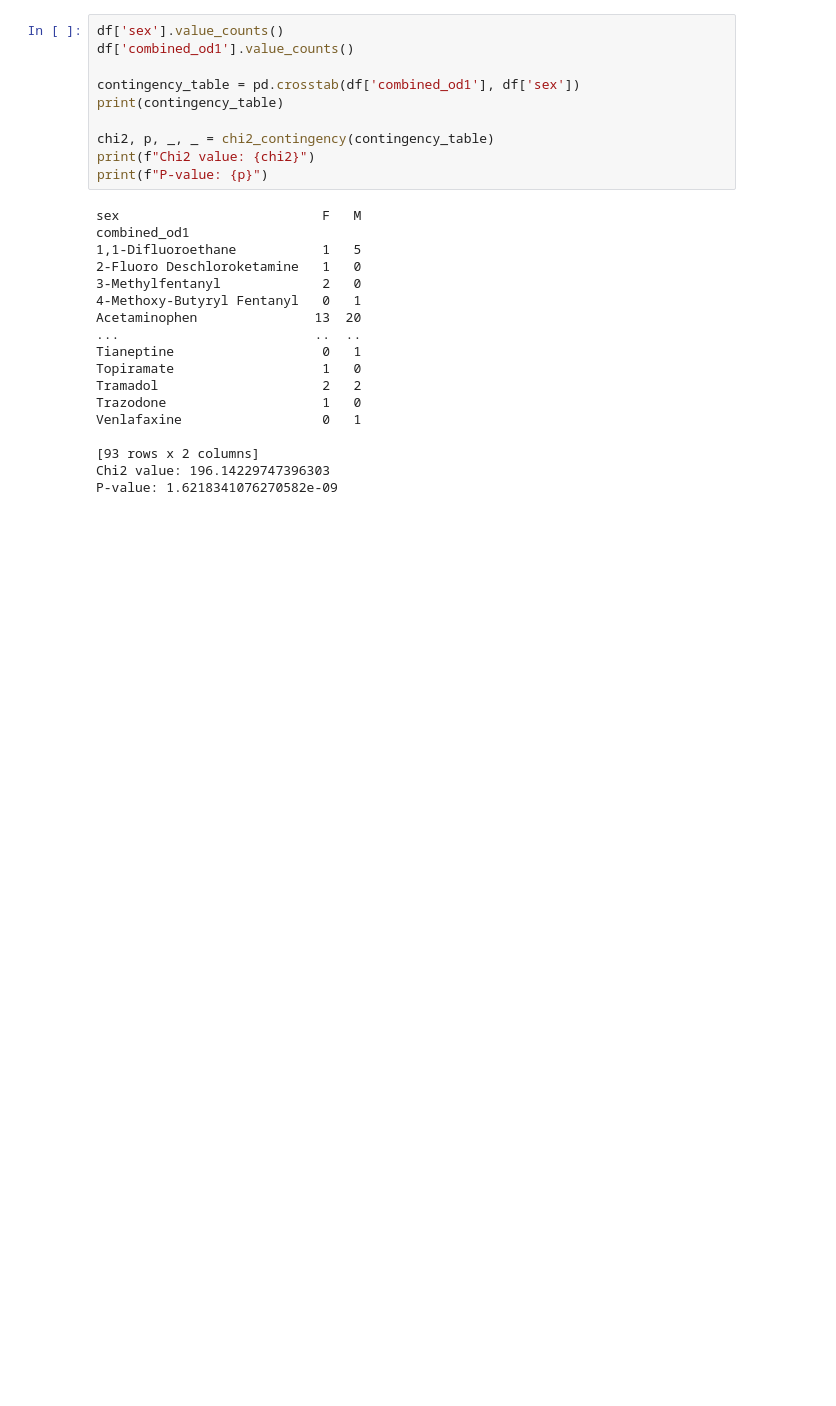
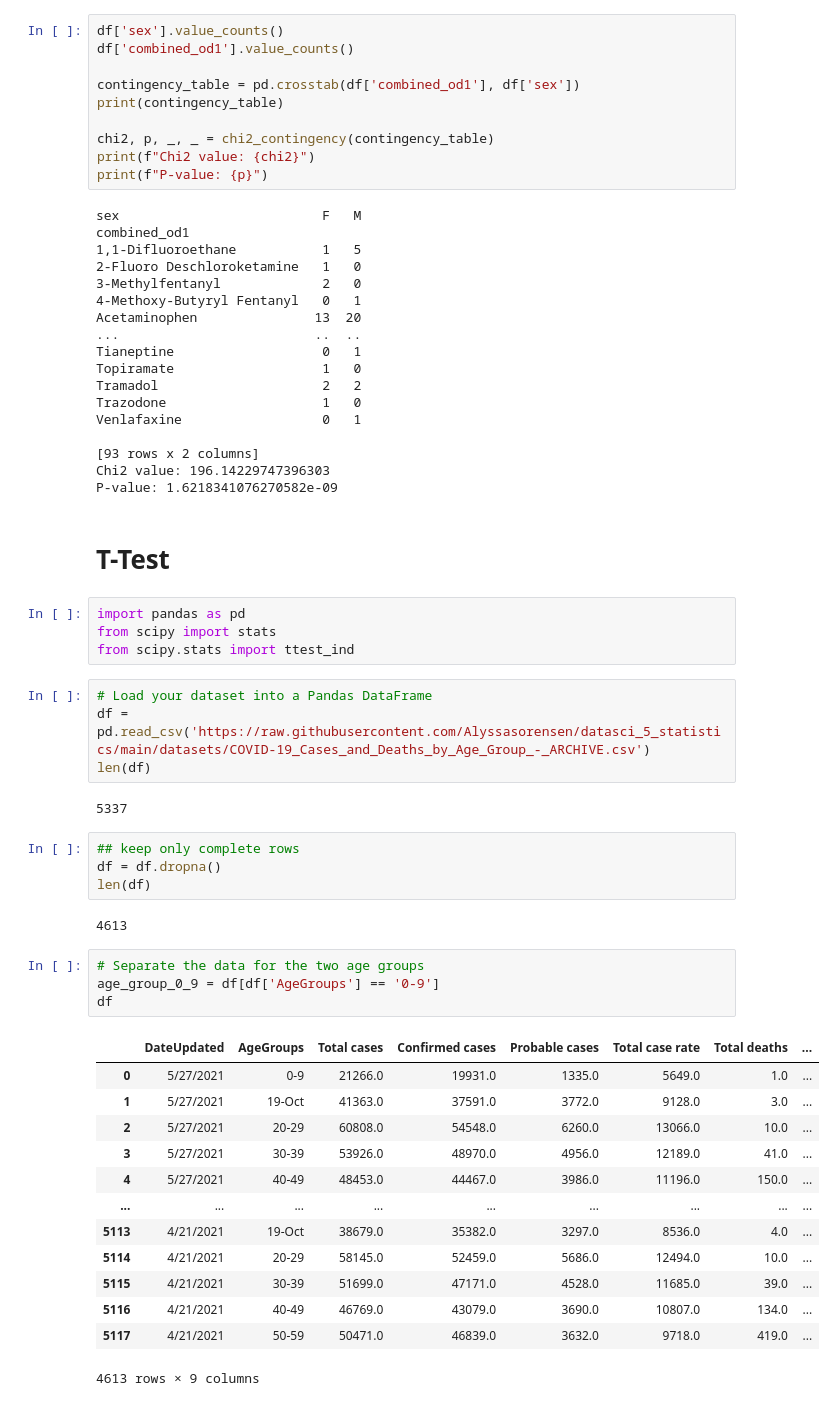
Before and after one commit to Alyssasorensen/datasci_5_statistics, a Jupyter notebook: datasci_5_statistics.ipynb, the cells around one changed output. Cells and saved outputs as stored; diff of their text form; blank space fills up the shorter version.

```diff
--- a/datasci_5_statistics.ipynb
+++ b/datasci_5_statistics.ipynb
@@ -49,3 +51,39 @@ Venlafaxine                  0   1
 [93 rows x 2 columns]
 Chi2 value: 196.14229747396303
 P-value: 1.6218341076270582e-09
+# %% [markdown]
+# T-Test
+# %%
+import pandas as pd
+from scipy import stats
+from scipy.stats import ttest_ind
+# %%
+# Load your dataset into a Pandas DataFrame
+df = pd.read_csv('https://raw.githubusercontent.com/Alyssasorensen/datasci_5_statistics/main/datasets/COVID-19_Cases_and_Deaths_by_Age_Group_-_ARCHIVE.csv')
+len(df)
+# %% [output]
+5337
+# %%
+## keep only complete rows
+df = df.dropna()
+len(df)
+# %% [output]
+4613
+# %%
+# Separate the data for the two age groups
+age_group_0_9 = df[df['AgeGroups'] == '0-9']
+df
+# %% [output]
+|  | DateUpdated | AgeGroups | Total cases | Confirmed cases | Probable cases | Total case rate | Total deaths | ... |
+| 0 | 5/27/2021 | 0-9 | 21266.0 | 19931.0 | 1335.0 | 5649.0 | 1.0 | ... |
+| 1 | 5/27/2021 | 19-Oct | 41363.0 | 37591.0 | 3772.0 | 9128.0 | 3.0 | ... |
+| 2 | 5/27/2021 | 20-29 | 60808.0 | 54548.0 | 6260.0 | 13066.0 | 10.0 | ... |
+| 3 | 5/27/2021 | 30-39 | 53926.0 | 48970.0 | 4956.0 | 12189.0 | 41.0 | ... |
+| 4 | 5/27/2021 | 40-49 | 48453.0 | 44467.0 | 3986.0 | 11196.0 | 150.0 | ... |
+| ... | ... | ... | ... | ... | ... | ... | ... | ... |
+| 5113 | 4/21/2021 | 19-Oct | 38679.0 | 35382.0 | 3297.0 | 8536.0 | 4.0 | ... |
+| 5114 | 4/21/2021 | 20-29 | 58145.0 | 52459.0 | 5686.0 | 12494.0 | 10.0 | ... |
+| 5115 | 4/21/2021 | 30-39 | 51699.0 | 47171.0 | 4528.0 | 11685.0 | 39.0 | ... |
+| 5116 | 4/21/2021 | 40-49 | 46769.0 | 43079.0 | 3690.0 | 10807.0 | 134.0 | ... |
+| 5117 | 4/21/2021 | 50-59 | 50471.0 | 46839.0 | 3632.0 | 9718.0 | 419.0 | ... |
+4613 rows × 9 columns
```
Also changed, not shown: parts of 8 cells of this notebook.
